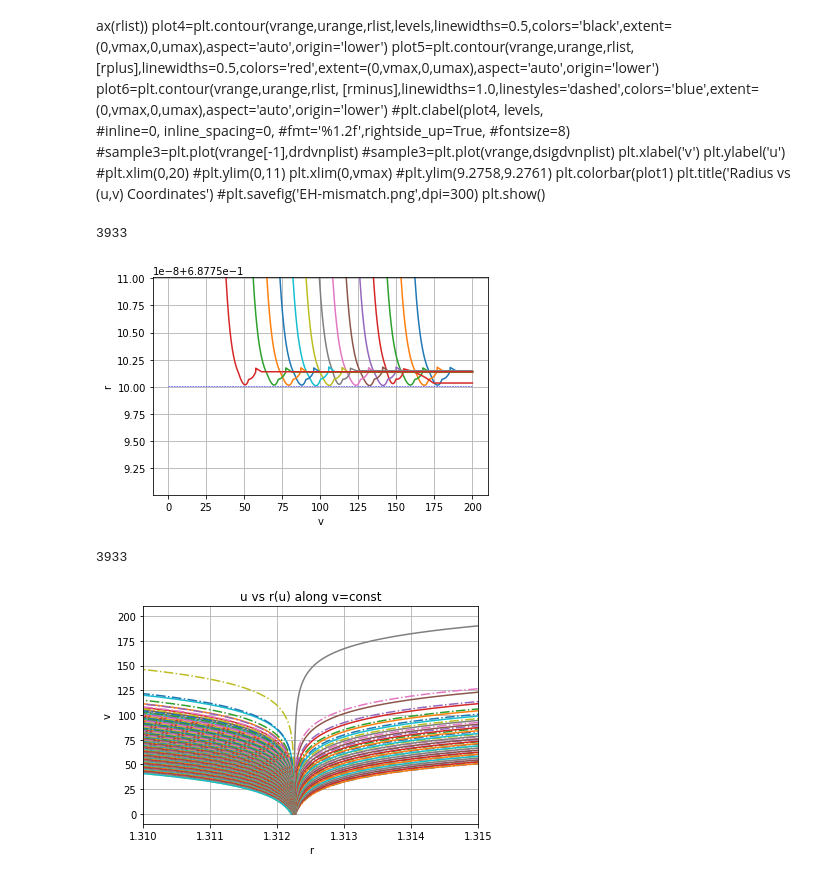
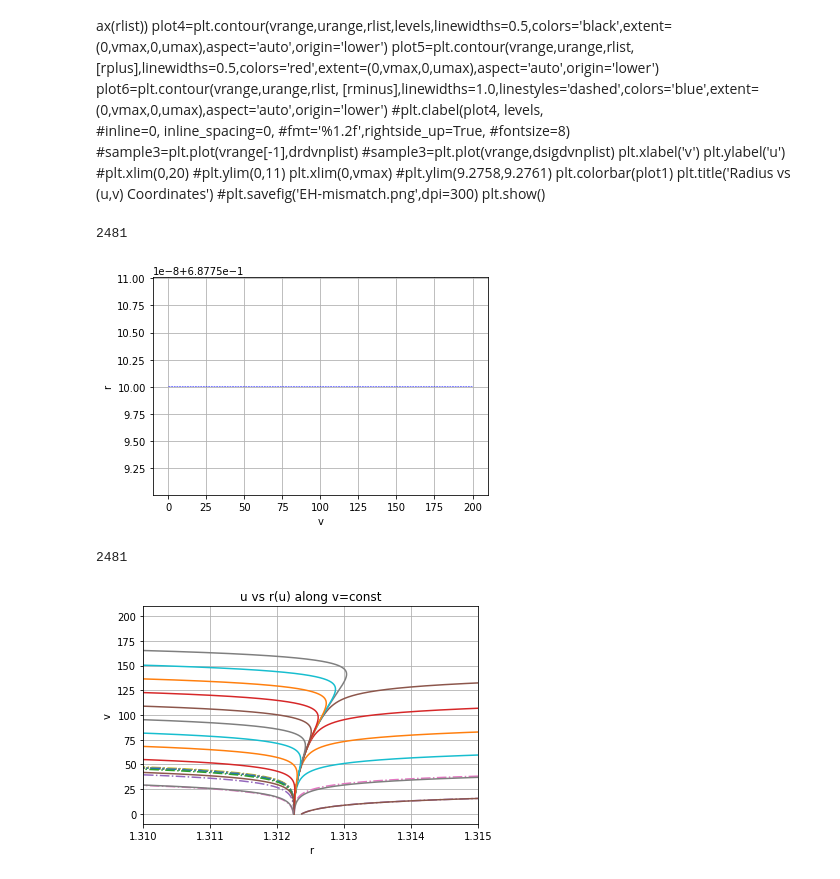
Before and after one commit to bpiotrzkowski/Double-Null-Code, a Jupyter notebook: Numerical Analytic Comparison.ipynb, the cells around one changed output. Saved outputs shown, nothing was run; the diff lists cells and outputs as text; code cells hidden in the pictures.

```diff
--- a/Numerical Analytic Comparison.ipynb
+++ b/Numerical Analytic Comparison.ipynb
@@ -25,8 +25,8 @@ start = timeit.default_timer()
 
 !jt -t onedork
 # %%
-uscal=10
-vscal=4
+uscal=20
+vscal=10
 # %%
 rnputil=np.load('rnputil.npy')
 wHD=rnputil[8]
@@ -265,39 +265,39 @@ plt.ylabel('r')
 plt.grid()
 plt.show()
 # %% [output]
-3933
+2481
-[figure, old version]
+[figure, new version]
 # %%
 print(Nu)
 
-Ni=1000
+Ni=100
 Numax=2000
 while Ni<Numax:
     #plt.plot(vrange,rlist[Ni,:],'-.')
     #plt.plot(vrange,rnp[Ni,:])
     try:
         plt.plot(rlist[Ni,:],vrange,'-.')
         plt.plot(rnp[Ni,:],vrange)
     except:
         break
     #plt.plot(urange,rlist[:,Ni+1],'-.')
     #plt.plot(urange,rnp[:,Ni+1])
-    Ni+=10
+    Ni+=100
 #plt.plot([0,vmax],[rplus,rplus],'r--',color='red',linewidth=0.5)
 #plt.plot([0,vmax],[rminus,rminus],'r--',color='blue',linewidth=0.5)
 #plt.ylim(rminus-0.1,rminus+0.1)
 plt.ylabel('v')
 plt.xlabel('r')
 plt.xlim(1.31,1.315)
 #plt.ylim(.6877460,.6877525)
 #plt.ylim(.687749,.6877492)
 plt.grid()
 plt.title('u vs r(u) along v=const')
 #plt.savefig('rminus-mismatch-u.png',dpi=300)
 plt.show()
 # %% [output]
-3933
+2481
-[figure, old version]
+[figure, new version]
 # %%
 rdiff=np.ma.masked_invalid(np.abs((rlist-rnp)/rlist))
 # %%
```
Also changed, not shown: parts of 12 cells of this notebook, 4 other files.
